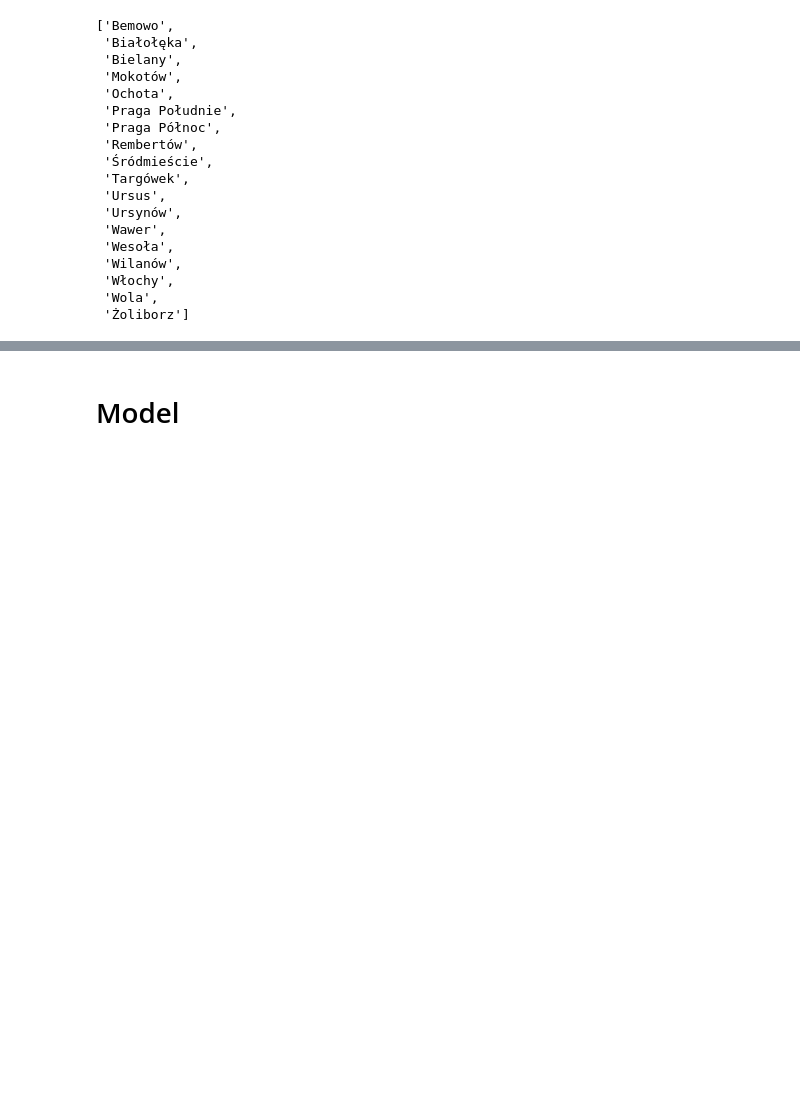
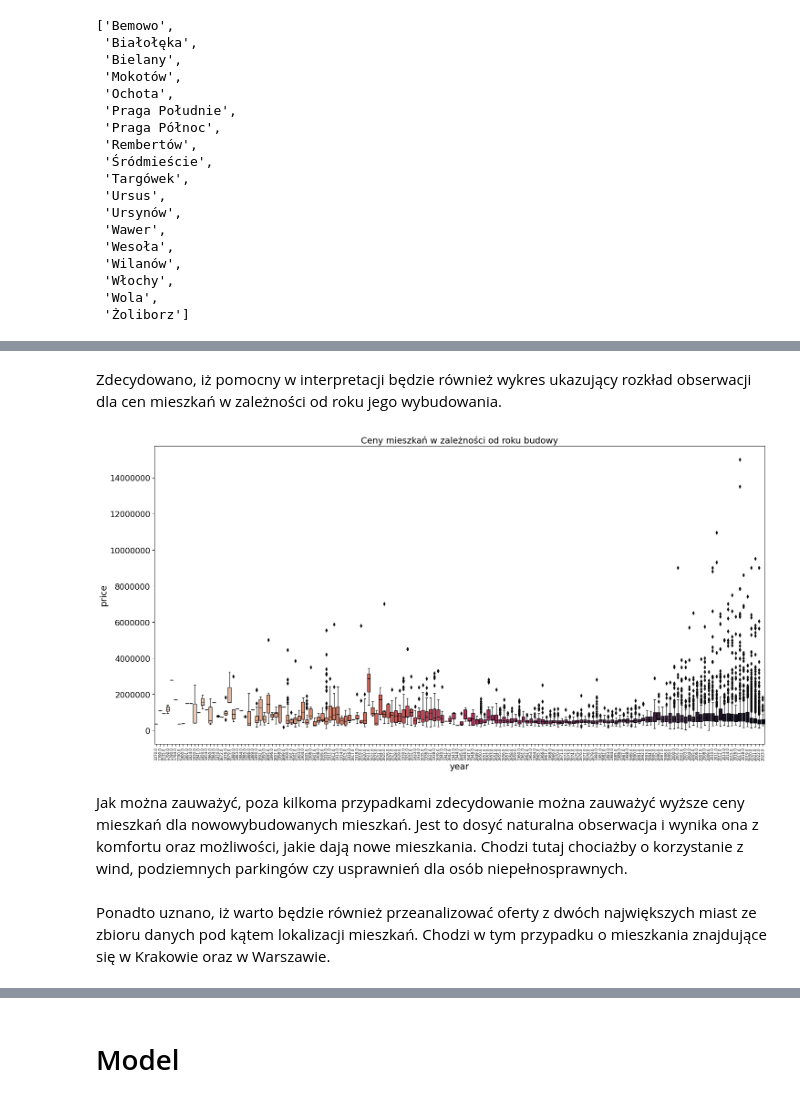
Before and after one commit to thezapalsky/apartments, a Jupyter notebook: apartments-pred-mz.ipynb, the cells around one changed output, grey strips where cells are left out. Drawn from its saved outputs; the diff is of its cells as text; code cells hidden in the pictures; blank space fills up the shorter version.

```diff
--- a/apartments-pred-mz.ipynb
+++ b/apartments-pred-mz.ipynb
@@ -148,0 +231,14 @@ wwa
+# %% [markdown]
+Zdecydowano, iż pomocny w interpretacji będzie również wykres ukazujący rozkład obserwacji dla cen mieszkań w zależności od roku jego wybudowania.
+# %%
+plt.figure(figsize=(24,12))
+plt.ticklabel_format(style='plain', axis='y')
+plt.xticks(fontsize=8, rotation=90)
+g = sns.boxplot(x = 'year', data = df, y = 'price',
+                palette = 'rocket_r').set_title('Ceny mieszkań w zależności od roku budowy')
+# %% [output]
+[figure, added]
+# %% [markdown]
+Jak można zauważyć, poza kilkoma przypadkami zdecydowanie można zauważyć wyższe ceny mieszkań dla nowowybudowanych mieszkań. Jest to dosyć naturalna obserwacja i wynika ona z komfortu oraz możliwości, jakie dają nowe mieszkania. Chodzi tutaj chociażby o korzystanie z wind, podziemnych parkingów czy usprawnień dla osób niepełnosprawnych.
+# %% [markdown]
+Ponadto uznano, iż warto będzie również przeanalizować oferty z dwóch największych miast ze zbioru danych pod kątem lokalizacji mieszkań. Chodzi w tym przypadku o mieszkania znajdujące się w Krakowie oraz w Warszawie.
```
Also changed, not shown: parts of 26 cells of this notebook, 1 other file.
